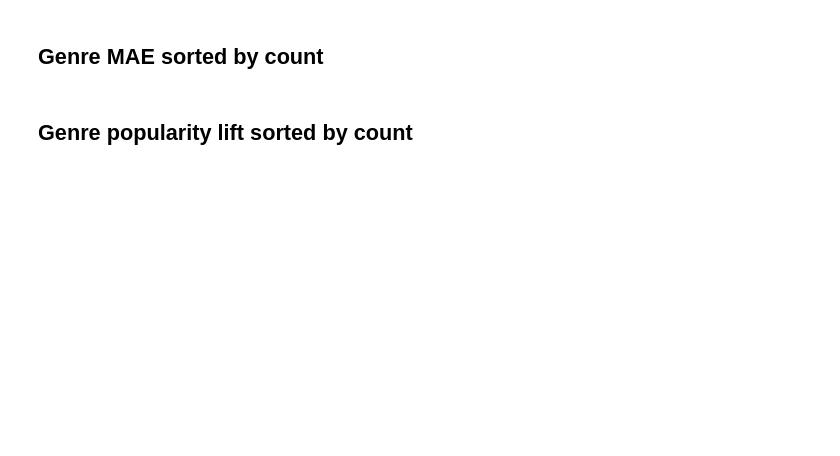
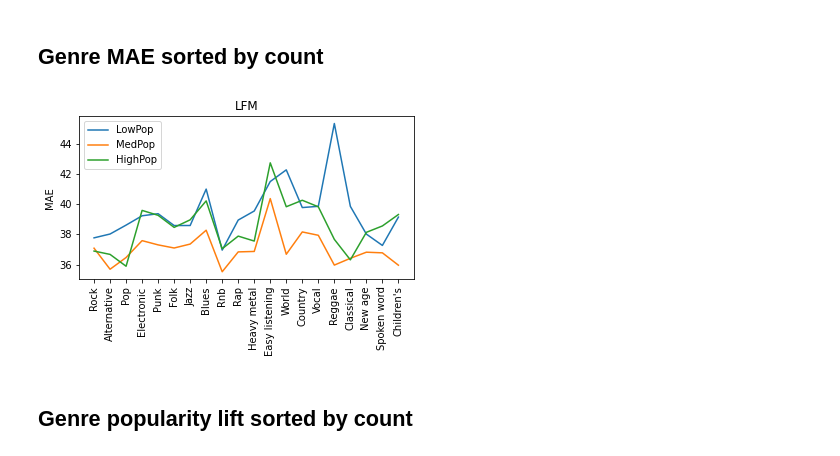
Before and after one commit to domkowald/recsys_inconsistency, a Jupyter notebook: ECIR23.ipynb, the cells around one changed output. Cells and saved outputs as stored; diff of their text form; code cells hidden in the pictures; blank space fills up the shorter version.

```diff
--- a/ECIR23.ipynb
+++ b/ECIR23.ipynb
@@ -766,27 +854,29 @@ plt.show()
 # %%
 df_7 = df_test.copy(deep=True)
 groups = ['LowPop', 'MedPop', 'HighPop']
 for i in range(len(groups)):
     df_mae_item = maes[algo_names[nmf]]
     df_mae_item = df_mae_item.loc[df_mae_item['user'].isin([low_users, medium_users, high_users][i].index)].drop(['user'], axis=1)
     df_mae_item['item'] = df_mae_item['item'].astype(int)
     df_mae_item = df_mae_item.merge(df_item_cats,on='item', how='left')
     df_mae_item["cats"] = df_mae_item["cats"].str.split("|")
     df_7[groups[i]] = df_mae_item.explode("cats").reset_index(drop=True).drop(['item'], axis=1).groupby('cats')['mae'].mean().reset_index()['mae']
 
 df_7 = df_7.sort_values('count',ignore_index=True, ascending=False)
 if dataset == 'anime':
     df_7 = df_7.drop(range(20, 36)).reset_index(drop=True)
     df_7 = df_7.drop(range(21, 28)).reset_index(drop=True)
 df_7.plot.line(y=groups, x='category', figsize=(6, 3))
-labels = list(df_7['category'])
+labels = [label.capitalize() for label in list(df_7['category'])]
 
 plt.title({'anime':'MAL', 'book':'BookCrossing', 'movie':'ML', 'music':'LFM', 'yahoo':'Yahoo! Movies'}[dataset])
 plt.xticks(ticks=range(len(labels)), labels=labels, rotation=90)
 plt.ylabel("MAE")
 plt.xlabel("")
-# plt.savefig('output/' + dataset + '_genre_mae_count_' + algo_names[nmf] + '.pdf', dpi=300, bbox_inches='tight')
+plt.savefig('output/' + dataset + '_genre_mae_count_' + algo_names[nmf] + '.pdf', dpi=300, bbox_inches='tight')
 plt.show()
+# %% [output]
+[figure, added]
 # %% [markdown]
 ## Genre popularity lift sorted by count
 # %%
```
Also changed, not shown: parts of 14 cells of this notebook.
